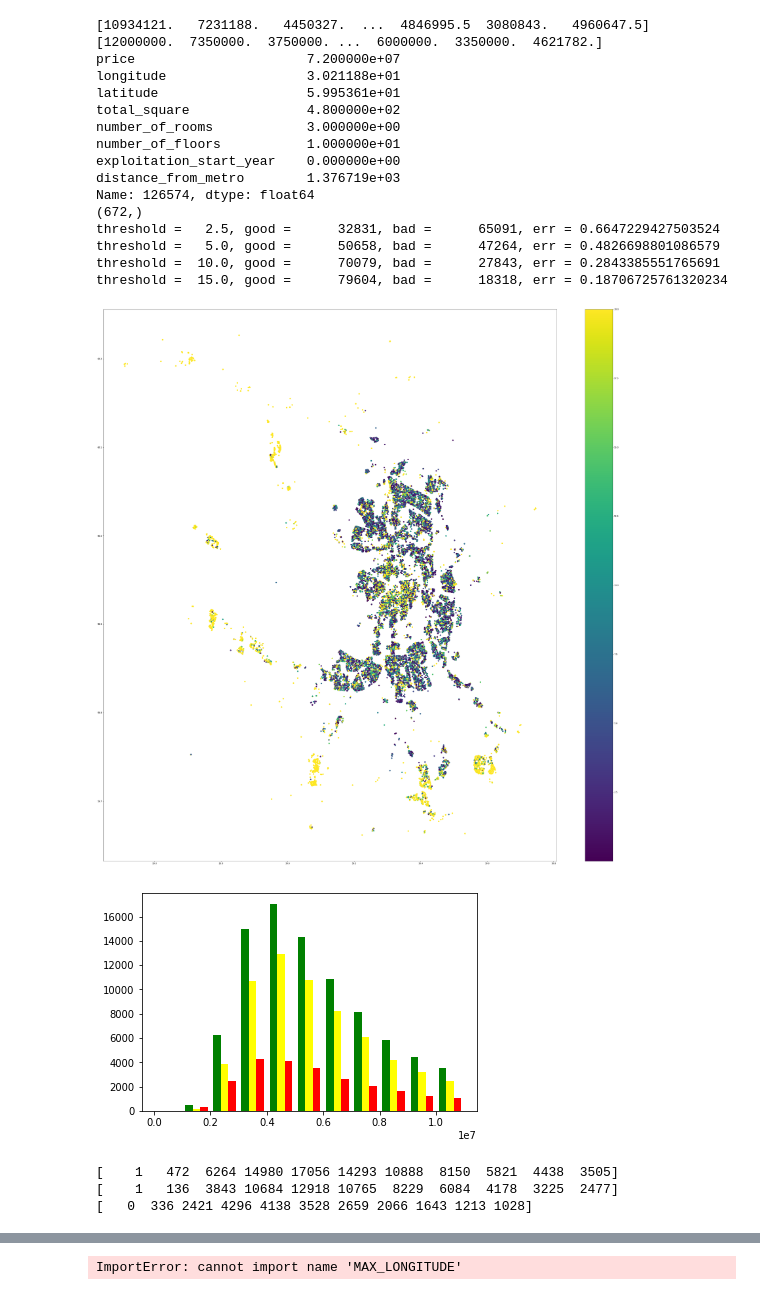
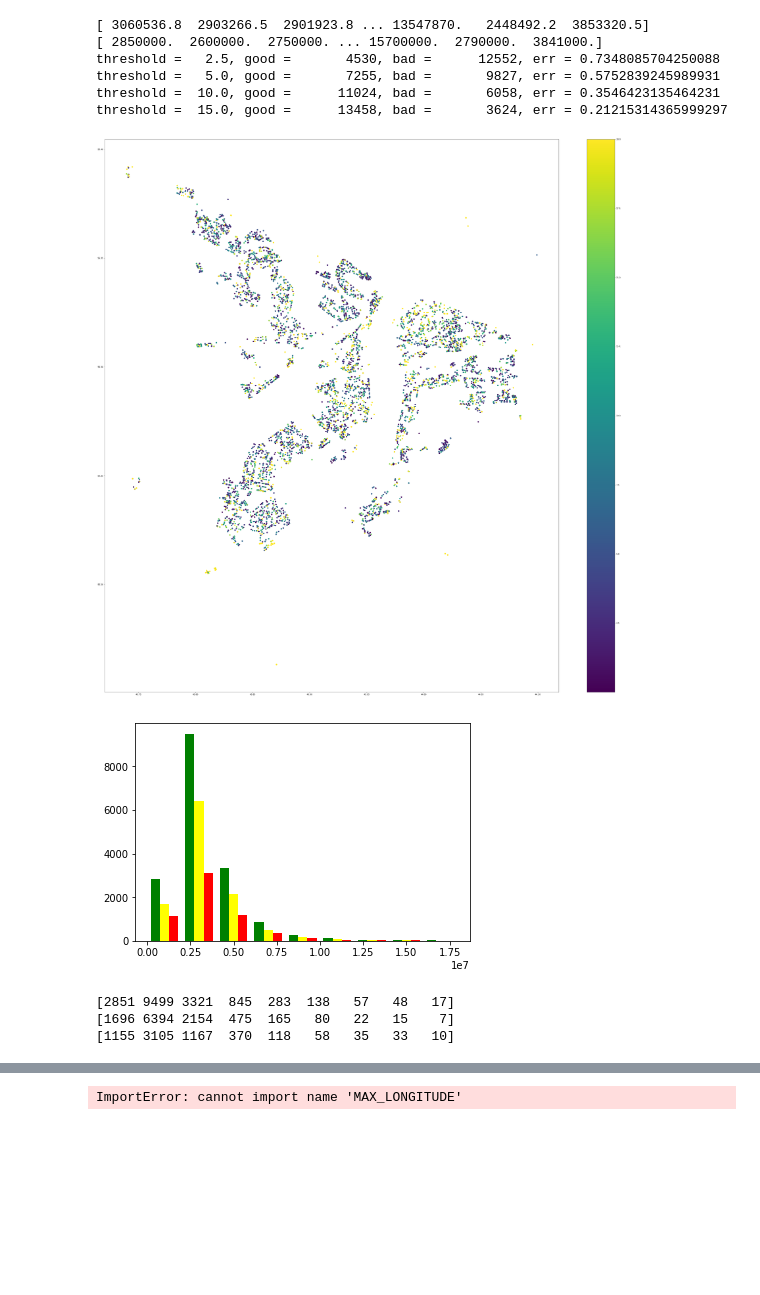
Before and after one commit to SergeyMalashenko/GEO_GID, a Jupyter notebook: checkModel.ipynb, the cells around one changed output, grey strips where cells are left out. Drawn from its saved outputs; the diff is of its cells as text; code cells hidden in the pictures; blank space fills up the shorter version.

```diff
--- a/checkModel.ipynb
+++ b/checkModel.ipynb
@@ -22,19 +22,23 @@ import argparse
 from commonModel import loadCSVData, FLOAT_COLUMNS, INT_COLUMNS, STR_COLUMNS, TARGET_COLUMN
 from commonModel import limitDataUsingProcentiles, limitDataUsingLimitsFromFilename
 
-#dataFileName   = "input/NizhnyNovgorodWithYear.csv"
-#limitsFileName = "input/NizhnyNovgorodLimits.json"
+dataFileName   = "input/NizhnyNovgorodWithYear.csv"
+limitsFileName = "input/NizhnyNovgorodLimits.json"
 
-dataFileName   = "input/SaintPetersburg.csv"
-limitsFileName = "input/SaintPetersburgLimits.json"
+#dataFileName   = "input/SaintPetersburg.csv"
+#limitsFileName = "input/SaintPetersburgLimits.json"
 
 #dataFileName   = "input/Moscow.csv"
 #limitsFileName = "input/MoscowLimits.json"
 
-
 allDataFrame = loadCSVData( dataFileName, COLUMN_TYPE='NUMERICAL' )
 allDataFrame = limitDataUsingLimitsFromFilename( allDataFrame, limitsFileName )
 allDataFrame = limitDataUsingProcentiles       ( allDataFrame )
+
+#latitude  = 55.751999;longitude = 37.617734;
+#latitude_s  = allDataFrame['latitude' ].values
+#longitude_s = allDataFrame['longitude'].values
+#allDataFrame['distance_from_kremlin'] = np.sqrt( (latitude_s - latitude)**2 + (longitude_s - longitude)**2 )
 #allDataFrame = inputDataFrame[FEATURES]
 allDataFrame.head(10)
 # %% [output]
@@ -89,7 +94,9 @@ Model         = None
 Features      = None
 preprocessorX = None
 preprocessorY = None
-with open( "modelSaintPetersburg.pkl", 'rb') as fid:
+with open( "modelNizhnyNovgorod.pkl", 'rb') as fid:
+#with open( "modelSaintPetersburg.pkl", 'rb') as fid:
+#with open( "modelMoscow.pkl", 'rb') as fid:
     ModelPacket = cPickle.load(fid)
     Model         = ModelPacket['model'        ]
     Features      = ModelPacket['features'     ]
@@ -178,10 +185,6 @@ Y_values  = np.array( Y_values  )
 
 print( Y_predict )
 print( Y_values  )
-
-print( allDataFrame.iloc[40573] )
-
-print( Y_predict[Y_predict < 0].shape )
 
 Y_relErr = np.abs( Y_predict - Y_values )*100/Y_values
 for threshold in [ 2.5, 5.0, 10.0, 15.0 ]:
@@ -197,52 +200,42 @@ plt.show()
 """
 mask = ( Y_values < 1e6 ) & ( Y_relErr > 10 )
 x_low = X_values[mask,0]; y_low = X_values[mask,1]; c_low = 'red'
 plt.scatter (x_low, y_low, c=c_low, marker="*", s=75  )
 
 mask = ( Y_values > 5e6 ) & ( Y_relErr > 10 )
 x_high = X_values[mask,0]; y_high = X_values[mask,1]; c_high = 'aqua'
 plt.scatter (x_high, y_high, c=c_high, marker="*", s=75  )
 plt.show    ()
 """
 threshold = 10
 allTestDataValues  = testDataFrame.price.values
 mask = Y_relErr >  threshold
 badTestDataValues = testDataFrame[ mask ].price.values
 mask = Y_relErr <= threshold
 goodTestDataValues = testDataFrame[ mask ].price.values
 
-bins = [0.,1.,2.,3.,4.,5.,6.,7.,8.,9.,10.,11.]
+bins = [0.,2.,4.,6.,8.,10.,12.,14.,16.,18]
 bins = [i * 1e6 for i in bins]
 
 n = plt.hist([ allTestDataValues, goodTestDataValues, badTestDataValues ], bins=bins, histtype='bar', color=['green','yellow','red'])
 plt.show()
 
 print( n[0][0].astype(np.int64) )
 print( n[0][1].astype(np.int64) )
 print( n[0][2].astype(np.int64) )
 
 plt.scatter(Y_values,Y_predict, color='red' )
 plt.plot   (Y_values,Y_values , color='blue')
 plt.show   ()
 # %% [output]
-[10934121.   7231188.   4450327.  ...  4846995.5  3080843.   4960647.5]
-[12000000.  7350000.  3750000. ...  6000000.  3350000.  4621782.]
-price                      7.200000e+07
-longitude                  3.021188e+01
-latitude                   5.995361e+01
-total_square               4.800000e+02
-number_of_rooms            3.000000e+00
-number_of_floors           1.000000e+01
-exploitation_start_year    0.000000e+00
-distance_from_metro        1.376719e+03
-Name: 126574, dtype: float64
-(672,)
-threshold =   2.5, good =      32831, bad =      65091, err = 0.6647229427503524
-threshold =   5.0, good =      50658, bad =      47264, err = 0.4826698801086579
-threshold =  10.0, good =      70079, bad =      27843, err = 0.2843385551765691
-threshold =  15.0, good =      79604, bad =      18318, err = 0.18706725761320234
+[ 3060536.8  2903266.5  2901923.8 ... 13547870.   2448492.2  3853320.5]
+[ 2850000.  2600000.  2750000. ... 15700000.  2790000.  3841000.]
+threshold =   2.5, good =       4530, bad =      12552, err = 0.7348085704250088
+threshold =   5.0, good =       7255, bad =       9827, err = 0.5752839245989931
+threshold =  10.0, good =      11024, bad =       6058, err = 0.3546423135464231
+threshold =  15.0, good =      13458, bad =       3624, err = 0.21215314365999297
-[figure, old version]
+[figure, new version]
-[figure, old version]
+[figure, new version]
-[    1   472  6264 14980 17056 14293 10888  8150  5821  4438  3505]
-[    1   136  3843 10684 12918 10765  8229  6084  4178  3225  2477]
-[   0  336 2421 4296 4138 3528 2659 2066 1643 1213 1028]
+[2851 9499 3321  845  283  138   57   48   17]
+[1696 6394 2154  475  165   80   22   15    7]
+[1155 3105 1167  370  118   58   35   33   10]
```
Also changed, not shown: parts of 5 cells of this notebook, 11 other files.
